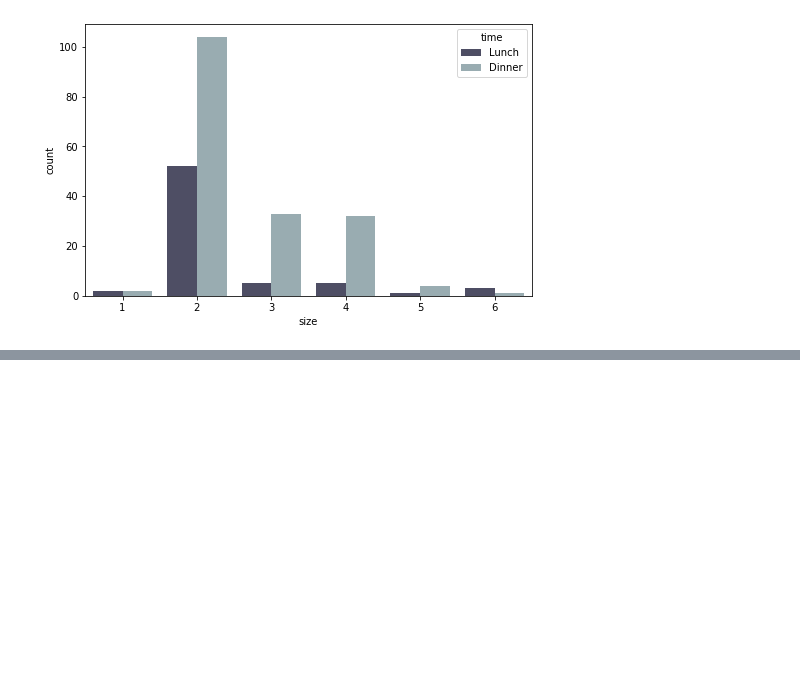
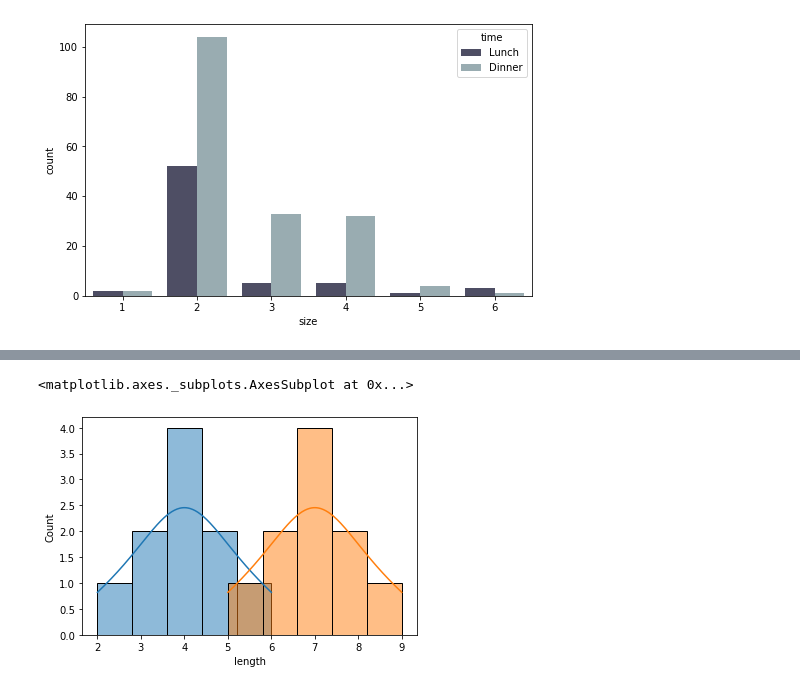
Before and after one commit to bnv20/kdt9, a Jupyter notebook: m2_분석라이브러리/visualization/시각화1_guide.ipynb, the cells around one changed output, grey strips where cells are left out. Saved outputs shown, nothing was run; the diff lists cells and outputs as text; code cells hidden in the pictures; blank space fills up the shorter version.

```diff
--- a/m2_분석라이브러리/visualization/시각화1_guide.ipynb
+++ b/m2_분석라이브러리/visualization/시각화1_guide.ipynb
@@ -1141,0 +1170,5 @@ sns.countplot(x='size', hue='time', data=tips, palette='bone')
+# %%
+# 물고기 종류별 몸길이 데이터
+import pandas as pd
+fish_multi = pd.read_csv('../dataset/4_fm2.csv')
+fish_multi.head()
@@ -1141,0 +1182,9 @@ sns.countplot(x='size', hue='time', data=tips, palette='bone')
+# %%
+length_a = fish_multi[fish_multi.species=='A']['length']
+length_b = fish_multi[fish_multi.species=='B']['length']
+sns.histplot(length_a,kde=True)
+sns.histplot(length_b,kde=True)
+# sns.displot(length_a,kde=True)
+# %% [output]
+<matplotlib.axes._subplots.AxesSubplot at 0x...>
+[figure, added]
```
Also changed, not shown: parts of 18 cells of this notebook.
